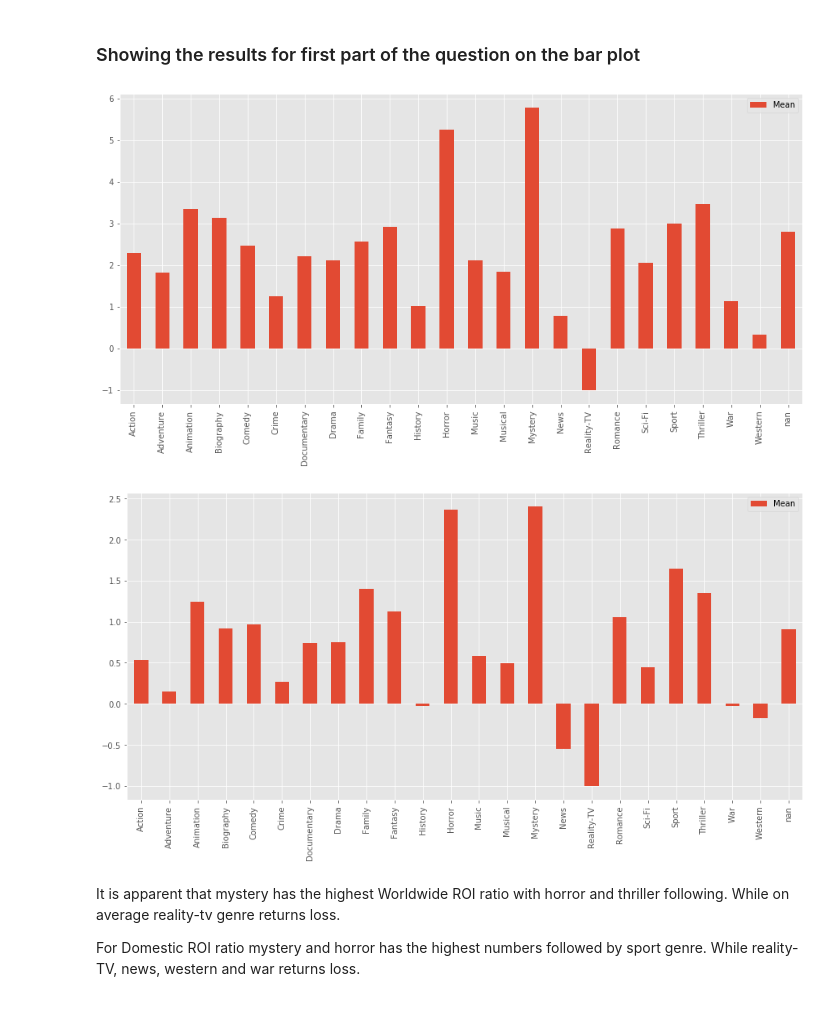
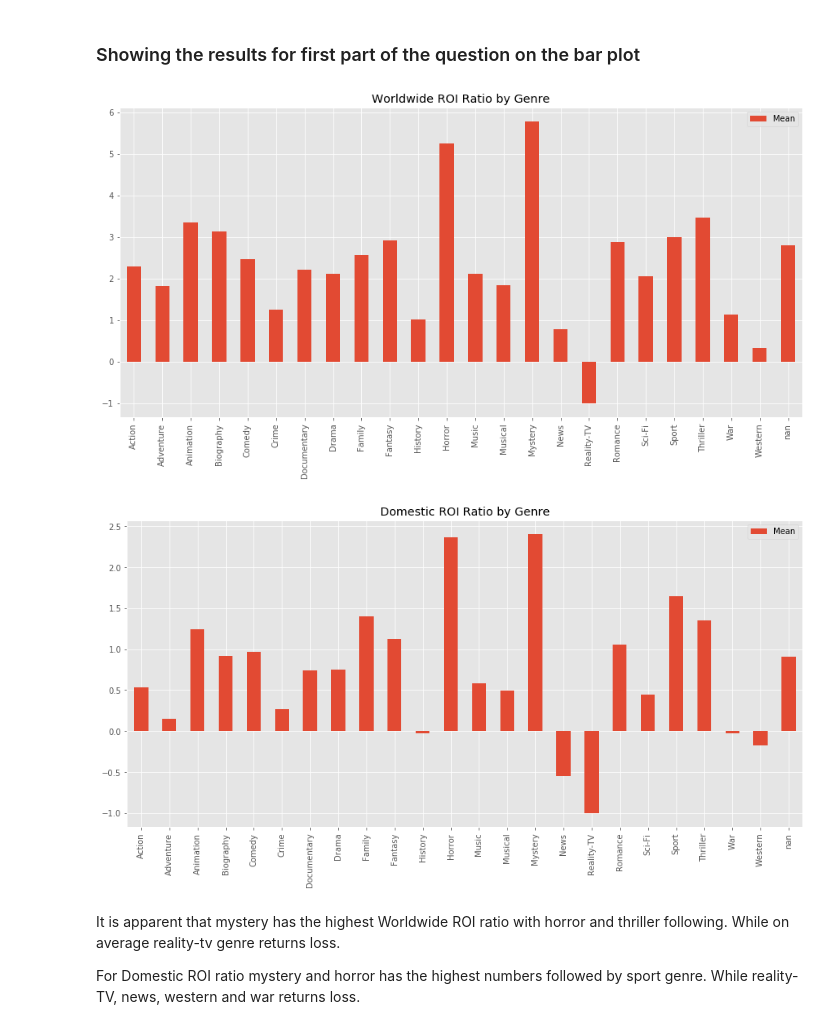
Before and after one commit to esraguzel/dsc-mod-1-project-v2-1-onl01-dtsc-ft-012120, a Jupyter notebook: student.ipynb, the cells around one changed output. Drawn from its saved outputs; the diff is of its cells as text; code cells hidden in the pictures.

```diff
--- a/student.ipynb
+++ b/student.ipynb
@@ -777,25 +779,27 @@ output = pd.DataFrame({'Mean': results}, index=unique_genres)
 
 fig, ax = plt.subplots(figsize=(15,7))
 output.plot.bar(ax=ax)
+ax.set_title('Worldwide ROI Ratio by Genre')
 plt.show()
 # %% [output]
-[figure, old version]
+[figure, new version]
 # %%
 # Creating a bar plot showing Domestic ROI Ratio by genres.
 unique_genres = sorted(unique_genres)
 results = []
 for genre in unique_genres:
     result = merged_genres[merged_genres['genres'].str.contains(genre)]['roi_ratio_domestic'].mean()
     results.append(result)
 
 output = pd.DataFrame({'Mean': results}, index=unique_genres)
 
 
 fig, ax = plt.subplots(figsize=(15,7))
 output.plot.bar(ax=ax)
+ax.set_title('Domestic ROI Ratio by Genre')
 plt.show()
 # %% [output]
-[figure, old version]
+[figure, new version]
 # %% [markdown]
 It is apparent that mystery has the highest Worldwide ROI ratio with horror and thriller following. While on average reality-tv genre returns loss.
 
```
Also changed, not shown: parts of 7 cells of this notebook, 1 other file.
